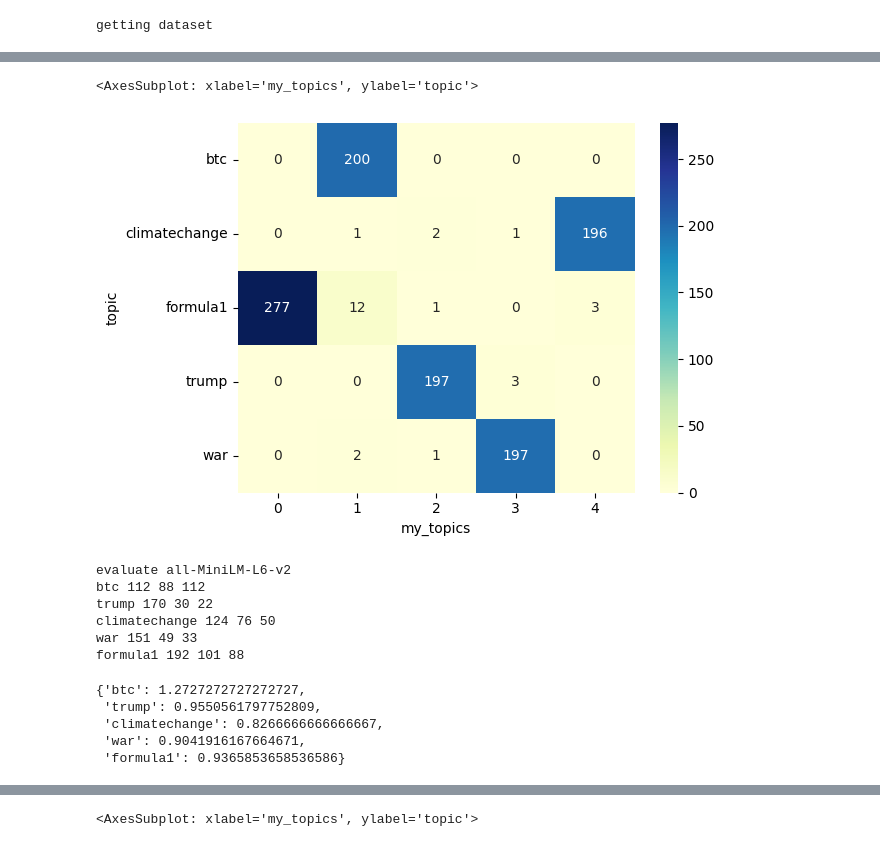
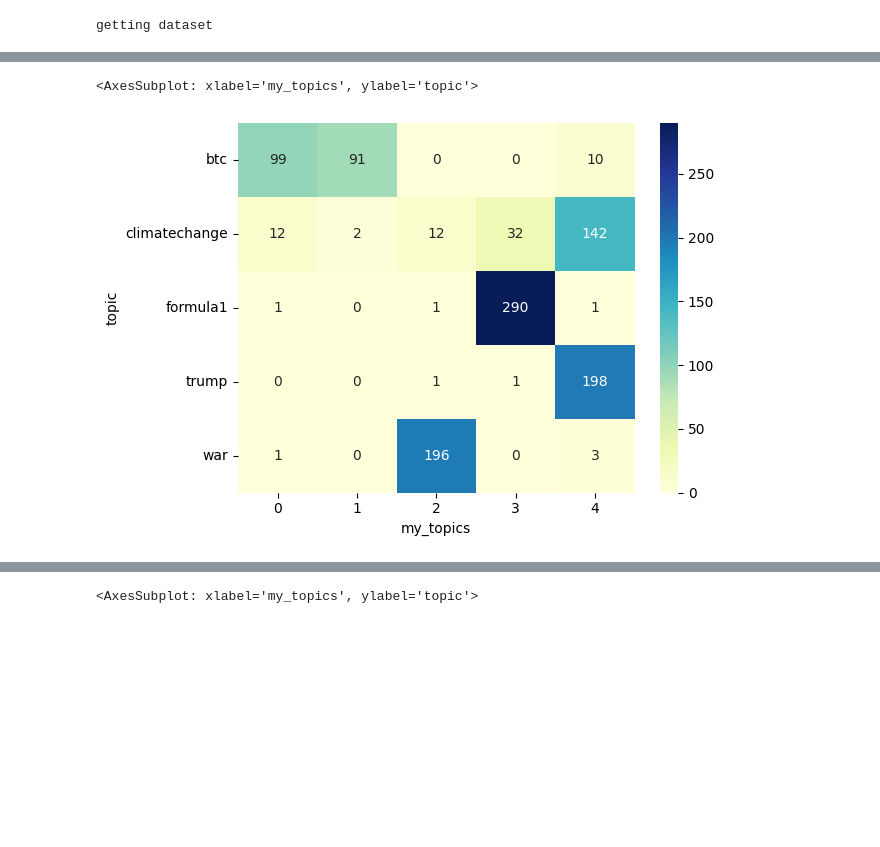
Before and after one commit to alessiogandelli/BERTopic_evaluation, a Jupyter notebook: src/notebooks/Supervised.ipynb, the cells around one changed output, grey strips where cells are left out. Saved outputs shown, nothing was run; the diff lists cells and outputs as text; code cells hidden in the pictures; blank space fills up the shorter version.

```diff
--- a/src/notebooks/Supervised.ipynb
+++ b/src/notebooks/Supervised.ipynb
@@ -19,0 +29,5 @@ getting dataset
+# %%
+tweetclass = Supervised(df, 'louisbetsch/tweetclassification-bf-model')
+nmf = Supervised(df, 'NMF')
+bert = Supervised(df, 'all-MiniLM-L6-v2')
+openai_eval = Supervised(df, 'openai')
@@ -67,22 +111,5 @@ formula1 249 44 22
 # %%
-bert.visualize_heatmap()
+nmf.visualize_heatmap()
 # %% [output]
 <AxesSubplot: xlabel='my_topics', ylabel='topic'>
-[figure, old version]
+[figure, new version]
-# %%
-bert_no_hash = Supervised(df_no_hash, 'all-MiniLM-L6-v2')
-# %% [output]
-evaluate all-MiniLM-L6-v2
-btc 112 88 112
-trump 170 30 22
-climatechange 124 76 50
-war 151 49 33
-formula1 192 101 88
-# %%
-bert_no_hash.accuracy_no_outliers
-# %% [output]
-{'btc': 1.2727272727272727,
- 'trump': 0.9550561797752809,
- 'climatechange': 0.8266666666666667,
- 'war': 0.9041916167664671,
- 'formula1': 0.9365853658536586}
```
Also changed, not shown: parts of 23 cells of this notebook, 1 other file.
